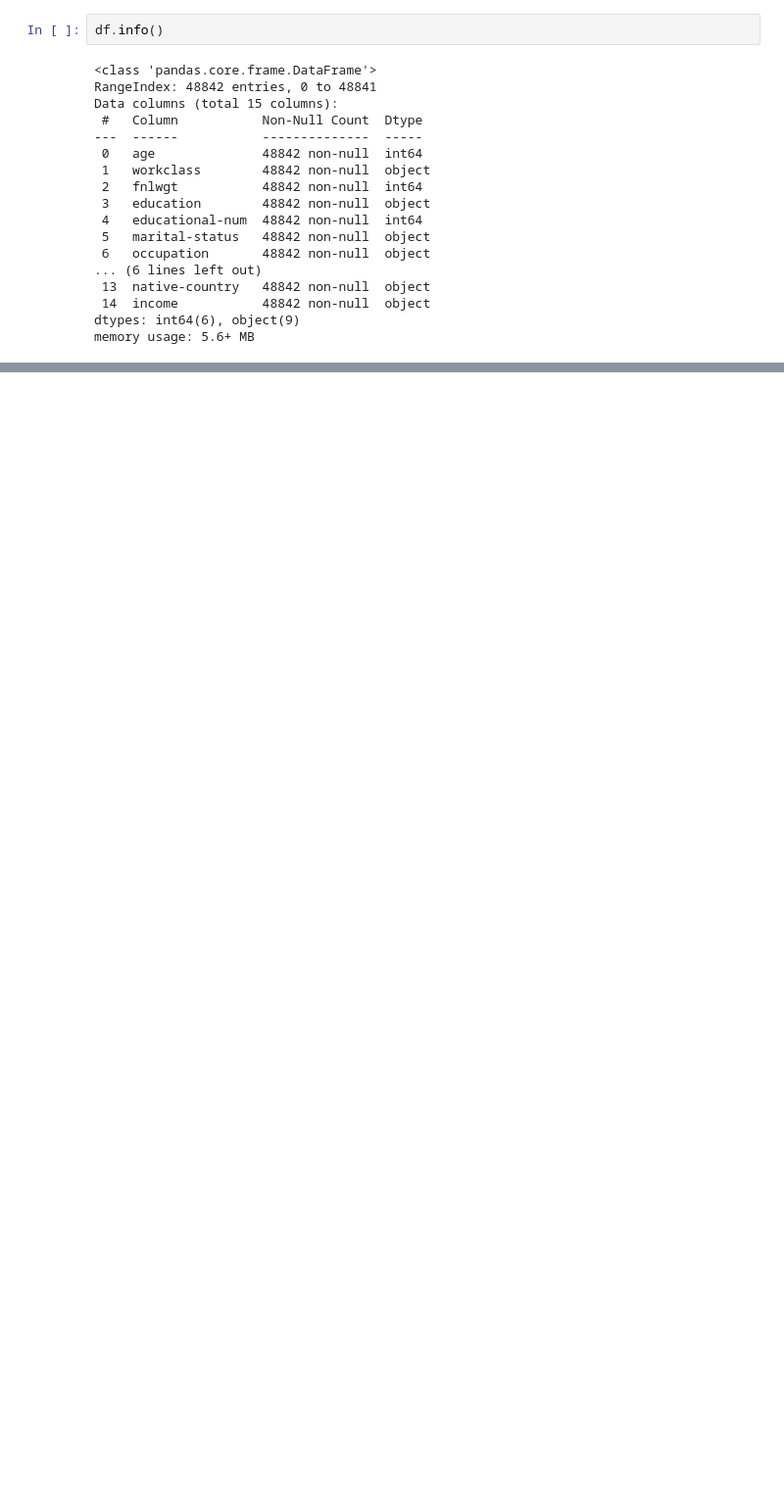
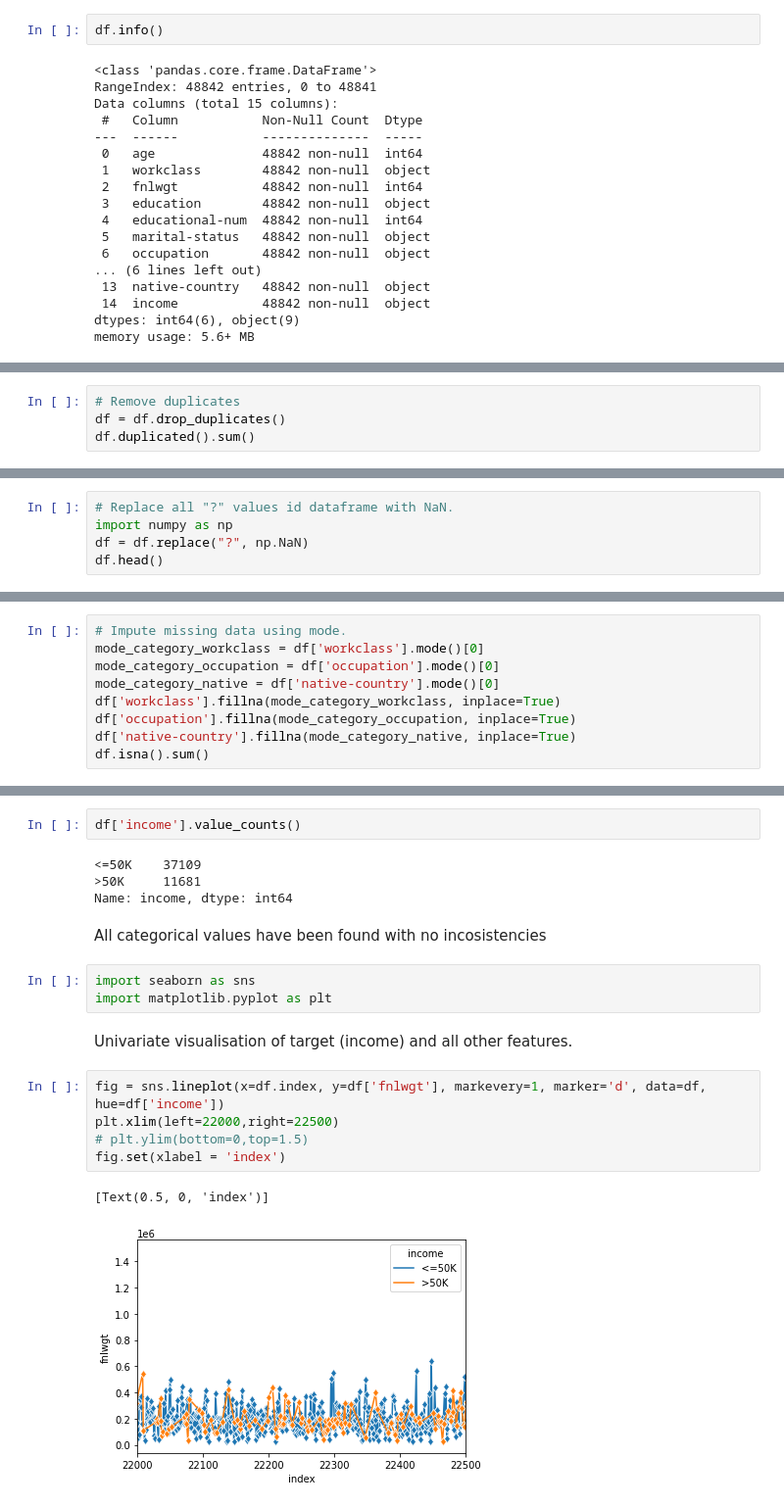
Before and after one commit to Ssendags/Data-science-Project-2---Denis-Ssendagire, a Jupyter notebook: Ssendagire_Denis_Project_2_First_Choice.ipynb, the cells around one changed output, grey strips where cells are left out. Shown at 98% size. Saved outputs shown, nothing was run; the diff lists cells and outputs as text; blank space fills up the shorter version.

```diff
--- a/Ssendagire_Denis_Project_2_First_Choice.ipynb
+++ b/Ssendagire_Denis_Project_2_First_Choice.ipynb
@@ -85,0 +92,4 @@ memory usage: 5.6+ MB
+# %%
+# Remove duplicates
+df = df.drop_duplicates()
+df.duplicated().sum()
@@ -85,0 +116,5 @@ memory usage: 5.6+ MB
+# %%
+# Replace all "?" values id dataframe with NaN.
+import numpy as np
+df = df.replace("?", np.NaN)
+df.head()
@@ -85,0 +147,9 @@ memory usage: 5.6+ MB
+# %%
+# Impute missing data using mode.
+mode_category_workclass = df['workclass'].mode()[0]
+mode_category_occupation = df['occupation'].mode()[0]
+mode_category_native = df['native-country'].mode()[0]
+df['workclass'].fillna(mode_category_workclass, inplace=True)
+df['occupation'].fillna(mode_category_occupation, inplace=True)
+df['native-country'].fillna(mode_category_native, inplace=True)
+df.isna().sum()
@@ -85,0 +263,21 @@ memory usage: 5.6+ MB
+# %%
+df['income'].value_counts()
+# %% [output]
+<=50K    37109
+>50K     11681
+Name: income, dtype: int64
+# %% [markdown]
+All categorical values have been found with no incosistencies
+# %%
+import seaborn as sns
+import matplotlib.pyplot as plt
+# %% [markdown]
+Univariate visualisation of target (income) and all other features.
+# %%
+fig = sns.lineplot(x=df.index, y=df['fnlwgt'], markevery=1, marker='d', data=df, hue=df['income'])
+plt.xlim(left=22000,right=22500)
+# plt.ylim(bottom=0,top=1.5)
+fig.set(xlabel = 'index')
+# %% [output]
+[Text(0.5, 0, 'index')]
+[figure, added]
```
Also changed, not shown: parts of 19 cells of this notebook.
